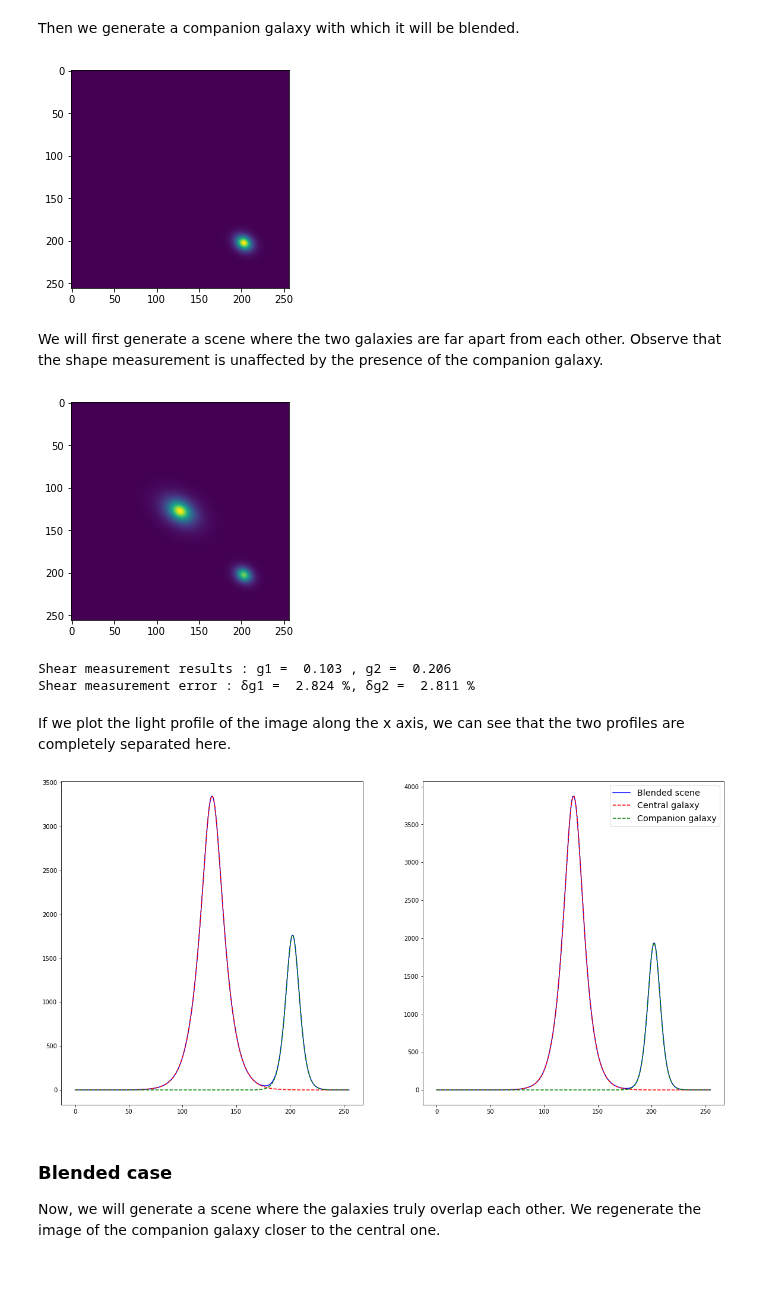
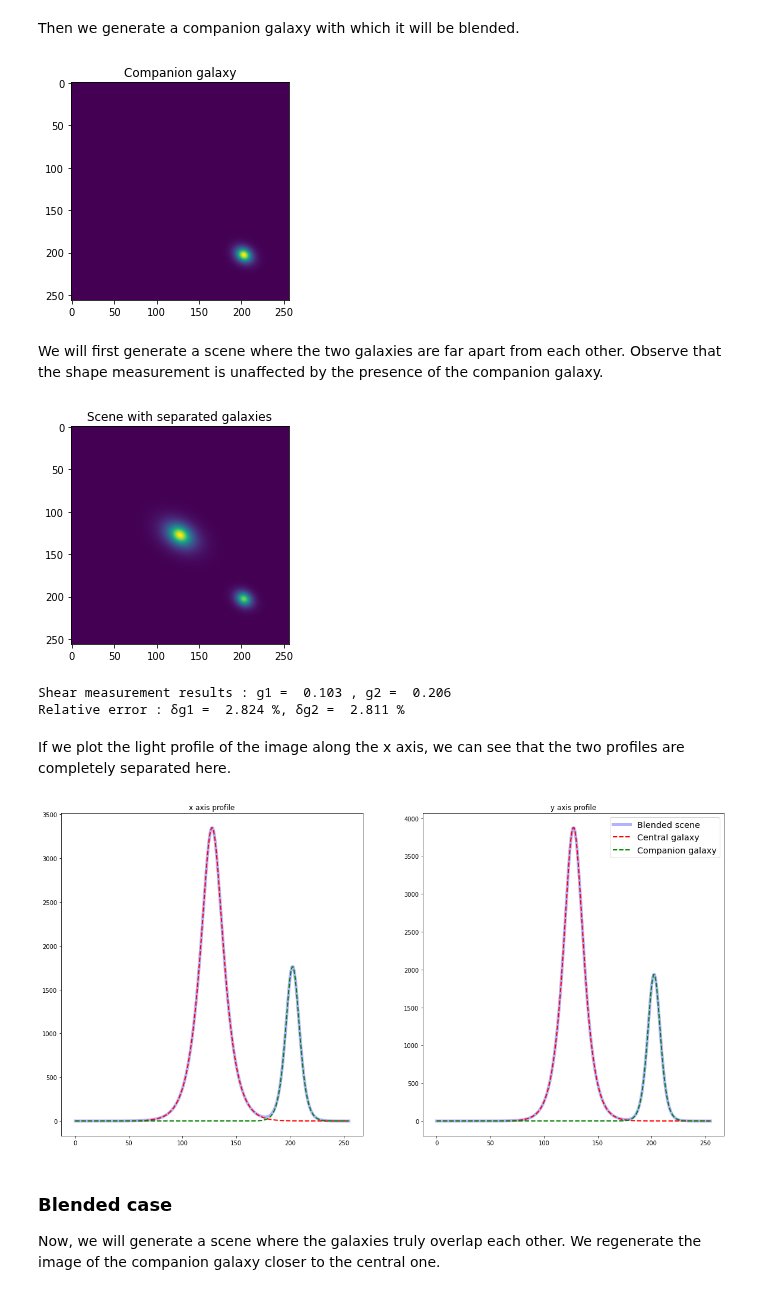
Before and after one commit to CosmoStat/Shear-and-PSF-Reading-Group, a Jupyter notebook: shearbook/bias/blending-bias.ipynb, the cells around one changed output. Saved outputs shown, nothing was run; the diff lists cells and outputs as text; code cells hidden in the pictures.

```diff
--- a/shearbook/bias/blending-bias.ipynb
+++ b/shearbook/bias/blending-bias.ipynb
@@ -37,11 +38,12 @@ Then we generate a companion galaxy with which it will be blended.
 # %%
 image_companion, _ = get_galaxy_image(gal_flux=3.e4,gal_r0=0.6,g1=0.1,g2=0.2,psf_beta=5,psf_re=1.0,
                                             pixel_scale=0.2,shift_x=15,shift_y=15)
 
 plt.imshow(image_companion.array)
+plt.title("Companion galaxy")
 plt.show()
 # %% [output]
-[figure, old version]
+[figure, new version]
 # %% [markdown]
 We will first generate a scene where the two galaxies are far apart from each other. Observe that the shape measurement is unaffected by the presence of the companion galaxy.
 # %%
@@ -50,15 +52,16 @@ blended_scene += image_central
 blended_scene += image_companion
 
 plt.imshow(blended_scene.array)
+plt.title("Scene with separated galaxies")
 plt.show()
 
 measured_shear = galsim.hsm.EstimateShear(blended_scene,image_psf,shear_est='KSB')
 print("Shear measurement results : g1 = ",round(measured_shear.corrected_g1,3),", g2 = ",round(measured_shear.corrected_g2,3))
-print("Shear measurement error : \u03B4g1 = ",round((measured_shear.corrected_g1 - 0.1)/0.1 * 100,3),"%, \u03B4g2 = ",round((measured_shear.corrected_g2 - 0.2)/0.2*100,3),"%")
+print("Relative error : \u03B4g1 = ",round((measured_shear.corrected_g1 - 0.1)/0.1 * 100,3),"%, \u03B4g2 = ",round((measured_shear.corrected_g2 - 0.2)/0.2*100,3),"%")
 # %% [output]
-[figure, old version]
+[figure, new version]
 Shear measurement results : g1 =  0.103 , g2 =  0.206
-Shear measurement error : δg1 =  2.824 %, δg2 =  2.811 %
+Relative error : δg1 =  2.824 %, δg2 =  2.811 %
 # %% [markdown]
 If we plot the light profile of the image along the x axis, we can see that the two profiles are completely separated here.
 # %%
@@ -66,21 +69,21 @@ fig, (ax1,ax2) = plt.subplots(1,2,figsize=(20,10))
 profile_central = np.sum(image_central.array, axis=0)
 profile_companion = np.sum(image_companion.array, axis=0)
 profile_blended = np.sum(blended_scene.array, axis=0)
-ax1.plot(list(range(256)),profile_blended,color="blue",label="Blended scene")
-ax1.plot(list(range(256)),profile_central,'--',color="red",label="Central galaxy")
-ax1.plot(list(range(256)),profile_companion,'--',color="green",label="Companion galaxy")
+ax1.plot(list(range(256)),profile_blended,color="blue",label="Blended scene",linewidth=5,alpha=0.3)
+ax1.plot(list(range(256)),profile_central,'--',color="red",label="Central galaxy",linewidth=2)
+ax1.plot(list(range(256)),profile_companion,'--',color="green",label="Companion galaxy",linewidth=2)
 ax1.set_title("x axis profile")
 profile_central = np.sum(image_central.array, axis=1)
 profile_companion = np.sum(image_companion.array, axis=1)
 profile_blended = np.sum(blended_scene.array, axis=1)
-ax2.plot(list(range(256)),profile_blended,color="blue",label="Blended scene")
-ax2.plot(list(range(256)),profile_central,'--',color="red",label="Central galaxy")
-ax2.plot(list(range(256)),profile_companion,'--',color="green",label="Companion galaxy")
+ax2.plot(list(range(256)),profile_blended,color="blue",label="Blended scene",linewidth=5,alpha=0.3)
+ax2.plot(list(range(256)),profile_central,'--',color="red",label="Central galaxy",linewidth=2)
+ax2.plot(list(range(256)),profile_companion,'--',color="green",label="Companion galaxy",linewidth=2)
 ax2.set_title("y axis profile")
 plt.legend(fontsize="x-large")
 plt.show()
 # %% [output]
-[figure, old version]
+[figure, new version]
 # %% [markdown]
 ### Blended case
 
```
Also changed, not shown: parts of 5 cells of this notebook, 1 other file.
